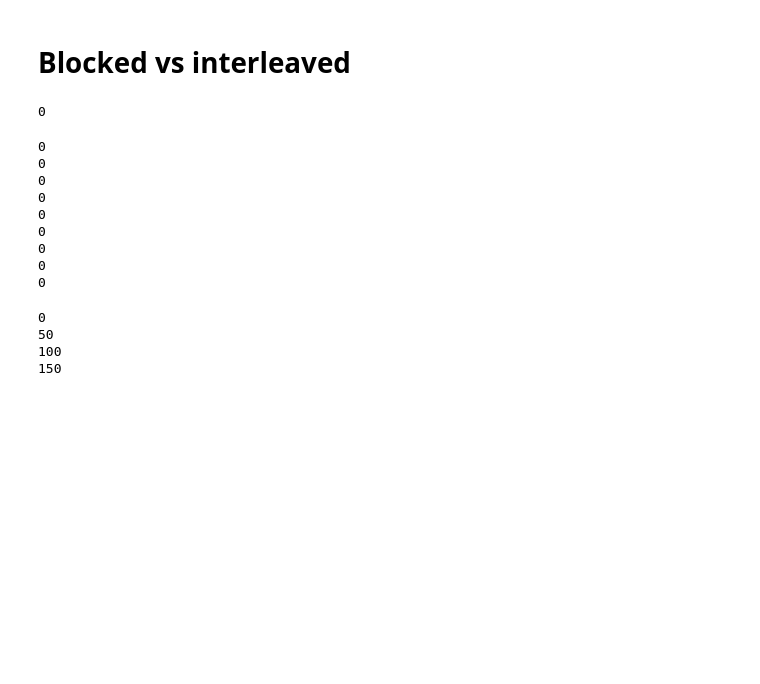
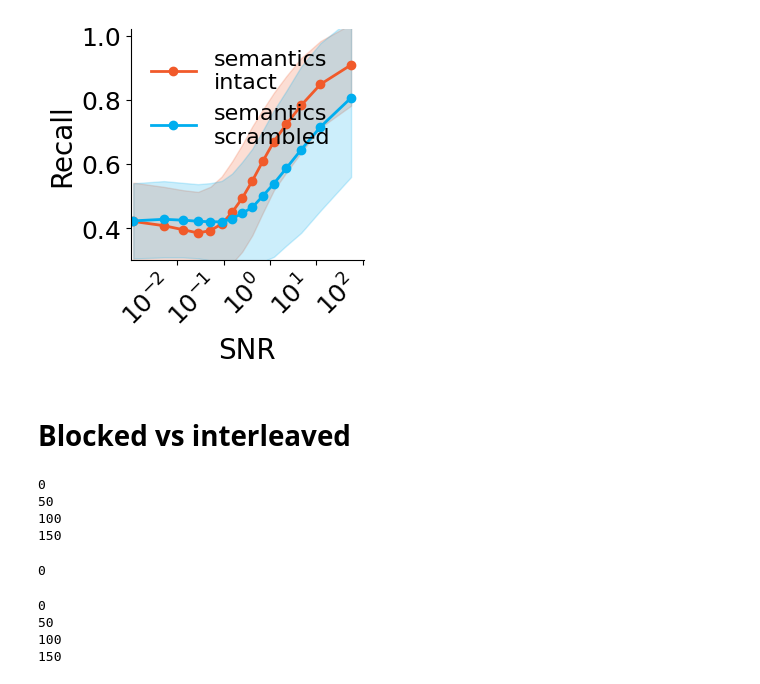
Before and after one commit to albesagonzalez/sensory-semantic-episodes, a Jupyter notebook: Figure_7_recall_blocked.ipynb, the cells around one changed output. Cells and saved outputs as stored; diff of their text form; code cells hidden in the pictures; blank space fills up the shorter version.

```diff
--- a/Figure_7_recall_blocked.ipynb
+++ b/Figure_7_recall_blocked.ipynb
@@ -69,7 +71,7 @@ recording_parameters["rate_activity"] = 1
 recording_parameters["connections"] = []
 recording_parameters["rate_connectivity"] = np.inf
 
-num_episodes = 5
+num_episodes = 10
 input_params = {}
 input_params["num_days"] = 1
 input_params["day_length"] = 5 * num_episodes
@@ -204,3 +292,56 @@ len(recalls_intact[0])
+# %%
+recall_noise_df = pd.DataFrame(recall_noise_results)
+
+recall_noise_summary = (
+    recall_noise_df.groupby(["condition", "stored_num_swaps"])
+    .agg(
+        mean_recall_mean=("mean_recall", "mean"),
+        within_episode_std_mean=("within_episode_std", "mean"),
+    )
+    .reset_index()
+)
+
+fig, ax = plt.subplots(figsize=(3, 3))
+
+network = torch.load("checkpoints/network_3_B.pt", weights_only=False)
+noise_to_snr = {
+    int(level): float(get_signal_to_noise_ratio(level, network, region="mtl_sensory"))
+    for level in shared_noise_levels
+}
+
+for condition, color, label in [
+    ("intact", red, "semantics\nintact"),
+    ("scrambled", blue, "semantics\nscrambled"),
+]:
+    condition_df = recall_noise_summary[recall_noise_summary["condition"] == condition].copy()
+    x_num_swaps = condition_df["stored_num_swaps"].to_numpy()
+    x = np.array([noise_to_snr[int(level)] for level in x_num_swaps], dtype=float)
+    mean_curve = condition_df["mean_recall_mean"].to_numpy()
+    std_curve = condition_df["within_episode_std_mean"].to_numpy()
+    ax.plot(x, mean_curve, marker='o', color=color, linewidth=2, label=label)
+    ax.fill_between(x, mean_curve - std_curve, mean_curve + std_curve, color=color, alpha=0.2)
+
+ax.set_xlabel("SNR", fontsize=20)
+ax.set_ylabel("Recall", fontsize=20)
+ax.set_xscale("log")
+shared_lower = 1e-3
+shared_upper = max(float(np.max(shared_snr_levels)), 1e2) * 1.05
+decade_ticks = np.array([1e-2, 1e-1, 1e0, 1e1, 1e2], dtype=float)
+decade_ticks = decade_ticks[(decade_ticks >= shared_lower) & (decade_ticks <= shared_upper)]
+decade_formatter = mticker.FuncFormatter(lambda val, pos: rf"$10^{{{int(np.round(np.log10(val)))}}}$" if val > 0 else "")
+ax.set_xlim(shared_lower, shared_upper)
+ax.xaxis.set_major_locator(mticker.FixedLocator(decade_ticks))
+ax.xaxis.set_major_formatter(decade_formatter)
+ax.xaxis.set_minor_locator(mticker.NullLocator())
+ax.tick_params(labelsize=18)
+plt.setp(ax.get_xticklabels(), rotation=45, ha="right")
+ax.set_ylim(0.3, 1.02)
+ax.legend(frameon=False, fontsize=16)
+sns.despine()
+plt.savefig('Figures_SVG/7c2.svg', dpi=300, transparent=True)
+plt.show()
+# %% [output]
+[figure, added]
 # %% [markdown]
 # Blocked vs interleaved
 # %%
@@ -227,15 +368,11 @@ latent_specs["total_sizes"] = [50, 50]
 latent_specs["act_sizes"] = [10, 10]
 latent_specs["dims"] = [5, 5]
 # %%
-input_params["num_days"] = 10
-input_params["day_length"] = 50
-input_params["mean_duration"] = 1
-
 latent_specs["prob_list"] = [0.2 if i==0 else 0 for i in range(5) for j in range(5)]
 input_params["latent_space"] = LatentSpace(**latent_specs)
 
 network = SSCNetwork(network_parameters, recording_parameters)
-input, input_episodes, input_latents, network = test_network(network, input_params, print_rate=50)
+input, input_episodes, input_latents, network = test_network(network, input_params, sleep=True, print_rate=50)
 
 
 prototype_A = torch.zeros(latent_specs["dims"][0], network.mtl_sensory_size)
@@ -249,11 +386,14 @@ network.awake_indices = []
 network.sleep_indices_A = []
 # %% [output]
 0
+50
+100
+150
 # %%
 for k in range(1, 5):
     latent_specs["prob_list"] = [0.2 if i==k else 0 for i in range(5) for j in range(5)]
     input_params["latent_space"] = LatentSpace(**latent_specs)
-    input, input_episodes, input_latents, network = test_network(network, input_params, print_rate=50)
+    input, input_episodes, input_latents, network = test_network(network, input_params, sleep=True, print_rate=50)
     replayed_A[k] = torch.stack(network.activity_recordings["mtl_sensory"], axis=0)[network.sleep_indices_A]
     prototype_A[k] = network.activation(torch.stack(network.activity_recordings["mtl_sensory"], axis=0)[network.awake_indices].mean(axis=0), "mtl_sensory", sleep=True)[0]
     network.awake_indices = []
@@ -263,21 +403,13 @@ for k in range(1, 5):
 for k in range(5):
     latent_specs["prob_list"] = [0.2 if j==k else 0 for i in range(5) for j in range(5)]
     input_params["latent_space"] = LatentSpace(**latent_specs)
-    input, input_episodes, input_latents, network = test_network(network, input_params, print_rate=50)
+    input, input_episodes, input_latents, network = test_network(network, input_params, sleep=True, print_rate=50)
     replayed_B[k] = torch.stack(network.activity_recordings["mtl_sensory"], axis=0)[network.sleep_indices_A]
     prototype_B[k] = network.activation(torch.stack(network.activity_recordings["mtl_sensory"], axis=0)[network.awake_indices].mean(axis=0), "mtl_sensory", sleep=True)[0]
     network.awake_indices = []
     network.sleep_indices_A = []
 # %% [output]
 0
-0
-0
-0
-0
-0
-0
-0
-0
 # %%
 def get_max_overlap(replayed, prototpyes):
     cos_sims = [get_cos_sim_torch(replayed, prototype) for prototype in prototpyes]
```
Also changed, not shown: parts of 25 cells of this notebook, 1 other file.
